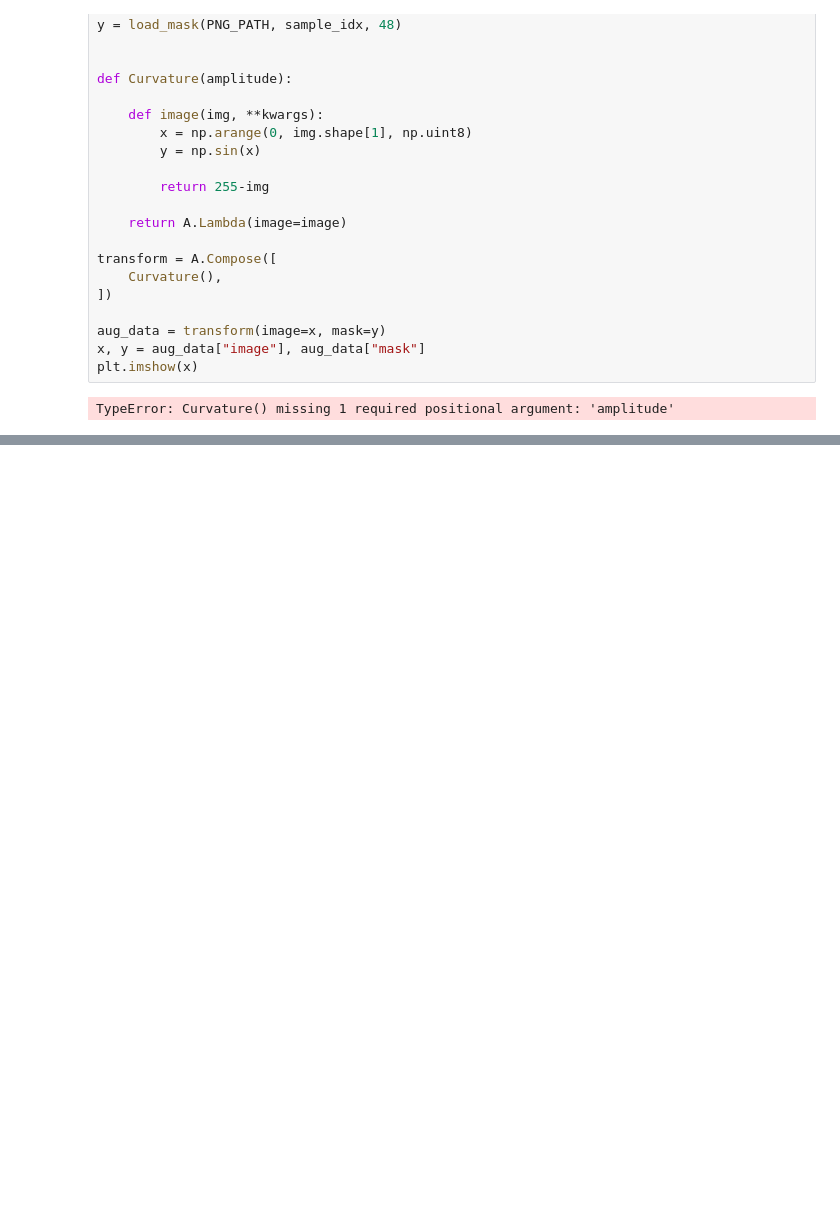
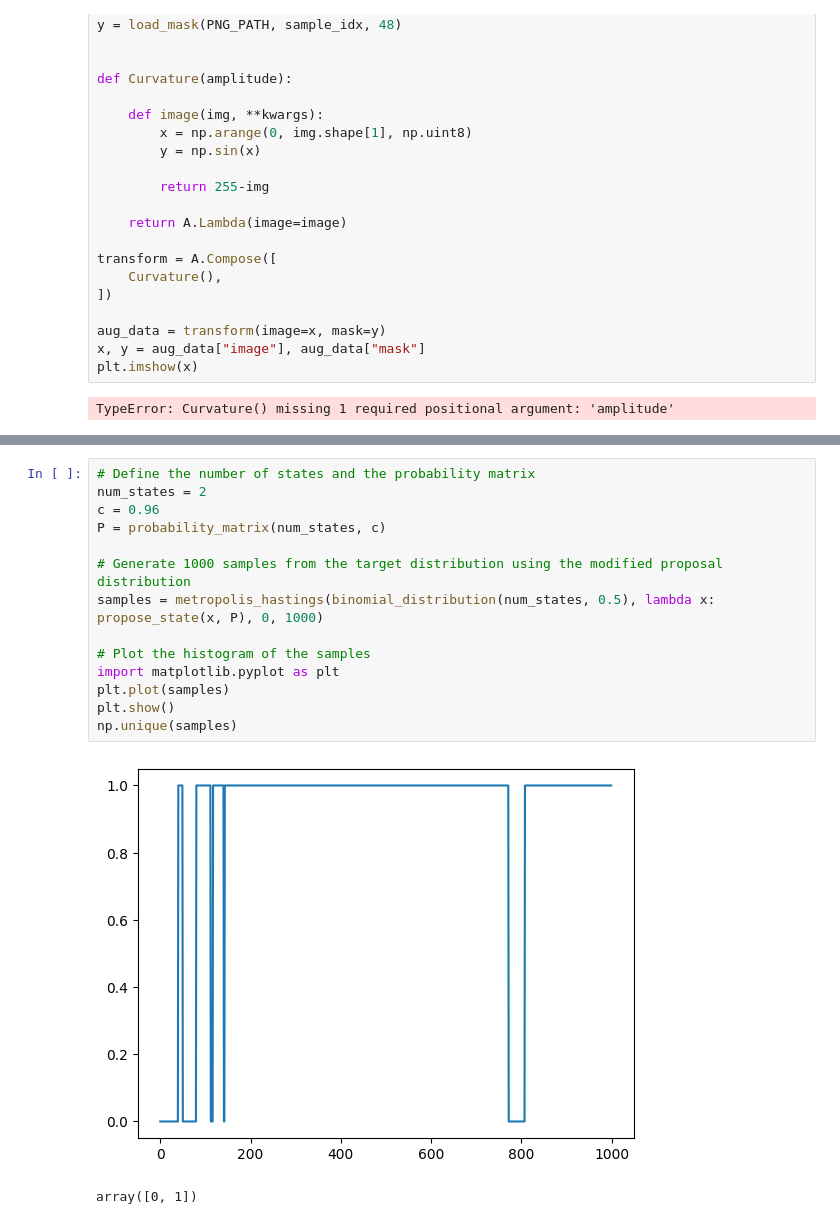
Before and after one commit to nudopnu/omr-unet, a Jupyter notebook: 02_delme.ipynb, the cells around one changed output, grey strips where cells are left out. Cells and saved outputs as stored; diff of their text form; blank space fills up the shorter version.

```diff
--- a/02_delme.ipynb
+++ b/02_delme.ipynb
@@ -138,3 +58,20 @@ len(samples)
+# %%
+# Define the number of states and the probability matrix
+num_states = 2
+c = 0.96
+P = probability_matrix(num_states, c)
+
+# Generate 1000 samples from the target distribution using the modified proposal distribution
+samples = metropolis_hastings(binomial_distribution(num_states, 0.5), lambda x: propose_state(x, P), 0, 1000)
+
+# Plot the histogram of the samples
+import matplotlib.pyplot as plt
+plt.plot(samples)
+plt.show()
+np.unique(samples)
+# %% [output]
+[figure, added]
+array([0, 1])
 # %%
 idx = 1
 sample_idx = f"{idx:03d}"
```
Also changed, not shown: parts of 10 cells of this notebook, 2 other files.
